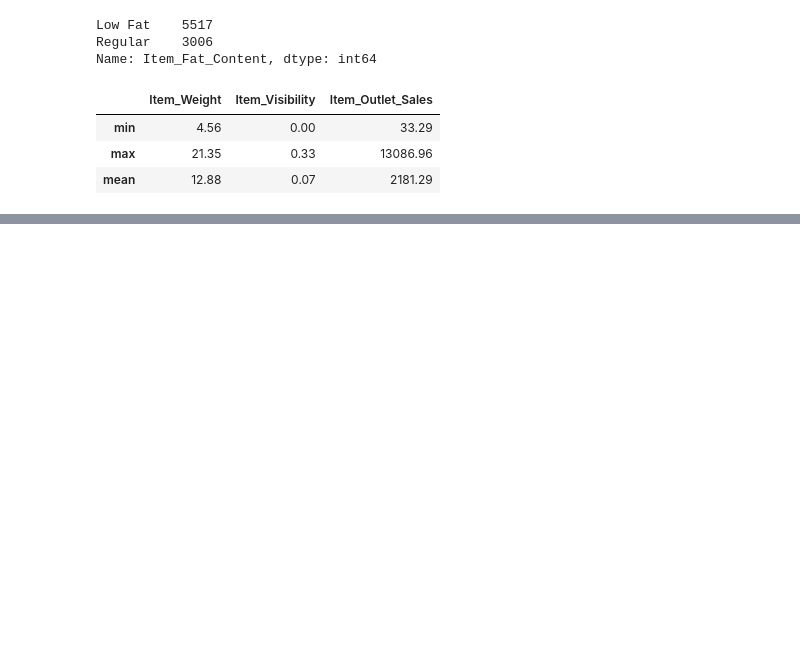
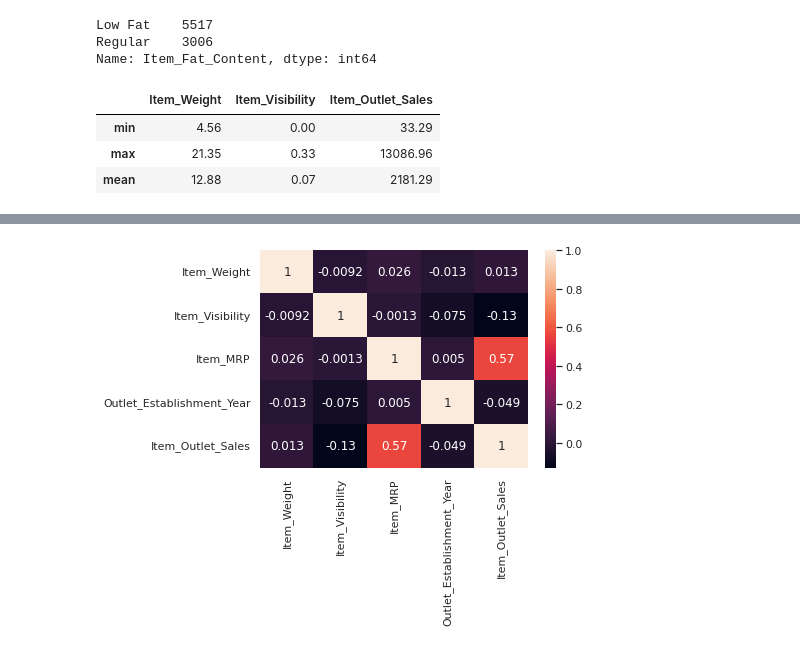
Before and after one commit to CapZondar/Python-first-steps, a Jupyter notebook: Food_Sales_Prediction.ipynb, the cells around one changed output, grey strips where cells are left out. Cells and saved outputs as stored; diff of their text form; code cells hidden in the pictures; blank space fills up the shorter version.

```diff
--- a/Food_Sales_Prediction.ipynb
+++ b/Food_Sales_Prediction.ipynb
@@ -150,0 +191,8 @@ round(df.agg({'Item_Weight':['min','max','mean'],
+# %%
+#now we want to check which factors correlate to eachother
+corr = df.corr()
+sns.heatmap(corr,annot=True);
+
+#Only item mrp and item outlet sales can be observed to have a moderate correlation
+# %% [output]
+[figure, added]
```
Also changed, not shown: parts of 7 cells of this notebook.
